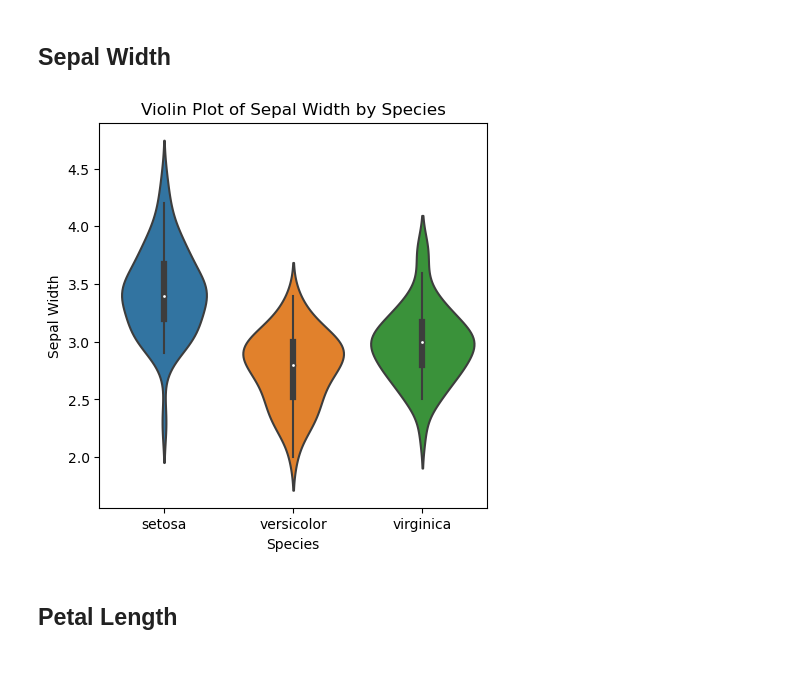
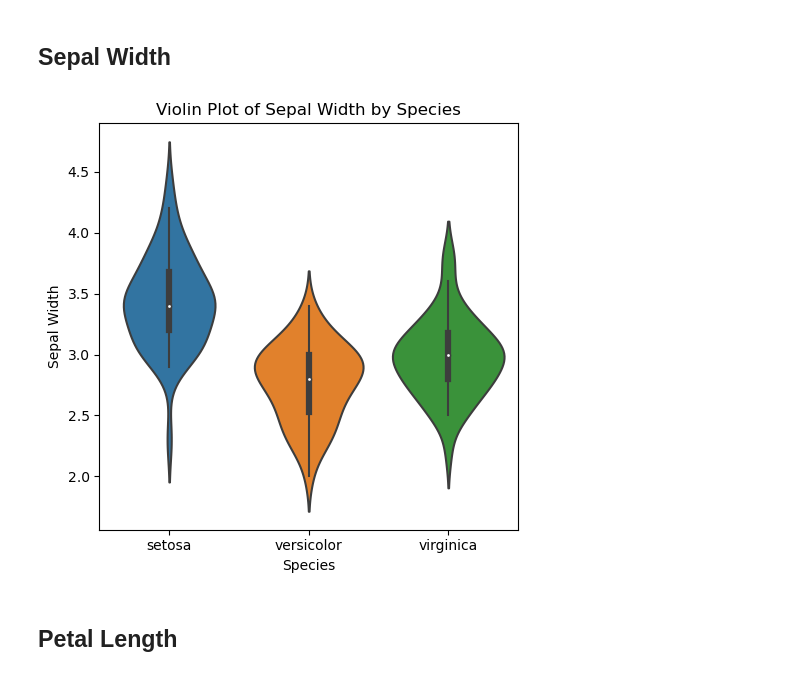
Before and after one commit to nexlanglxm/fundamentals-of-data-analysis, a Jupyter notebook: project.ipynb, the cells around one changed output. Drawn from its saved outputs; the diff is of its cells as text; code cells hidden in the pictures.

```diff
--- a/project.ipynb
+++ b/project.ipynb
@@ -194,6 +194,15 @@ plt.savefig(file_path)
 [figure]
 # %%
 def plot_violin_and_save(iris, variable, folder_path='img'):
+    """
+    Create a violin plot for a specified variable across different species in the Iris dataset
+    and save the plot as an image.
+
+    Parameters:
+    - iris: DataFrame, input Iris dataset
+    - variable: str, name of the variable to plot ('sepal_length', 'sepal_width', 'petal_length', 'petal_width')
+    - folder_path: str, optional, folder path to save the image (default is 'img')
+    """
     # Create the folder if it doesn't exist
     if not os.path.exists(folder_path):
         os.makedirs(folder_path)
@@ -244,17 +242,10 @@ plt.savefig(file_path)
 [figure]
 # %% [markdown]
 ## Sepal Width
-# %%
-# a violin plot for Sepal Width
-plt.figure(figsize=(5, 5))  # Set figure size
-sns.violinplot(x='species', y='sepal_width', data=iris)
-plt.title('Violin Plot of Sepal Width by Species')
-plt.xlabel('Species')
-plt.ylabel('Sepal Width')
-
-file_path = os.path.join(folder_path, 'violin_sepwid.png')
-plt.savefig(file_path)
-# %% [output]
-[figure, removed]
+# %%
+# a violin plot for Sepal Width
+plot_violin_and_save(iris, 'sepal_width')
+# %% [output]
+[figure, added]
 # %% [markdown]
 ## Petal Length
```
Also changed, not shown: parts of 3 cells of this notebook.
